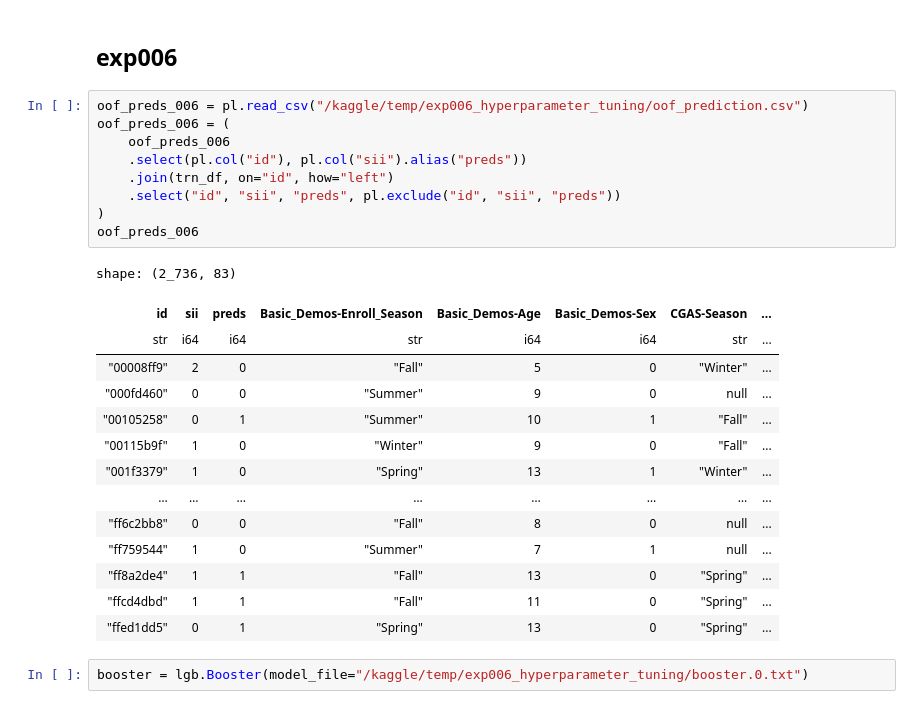
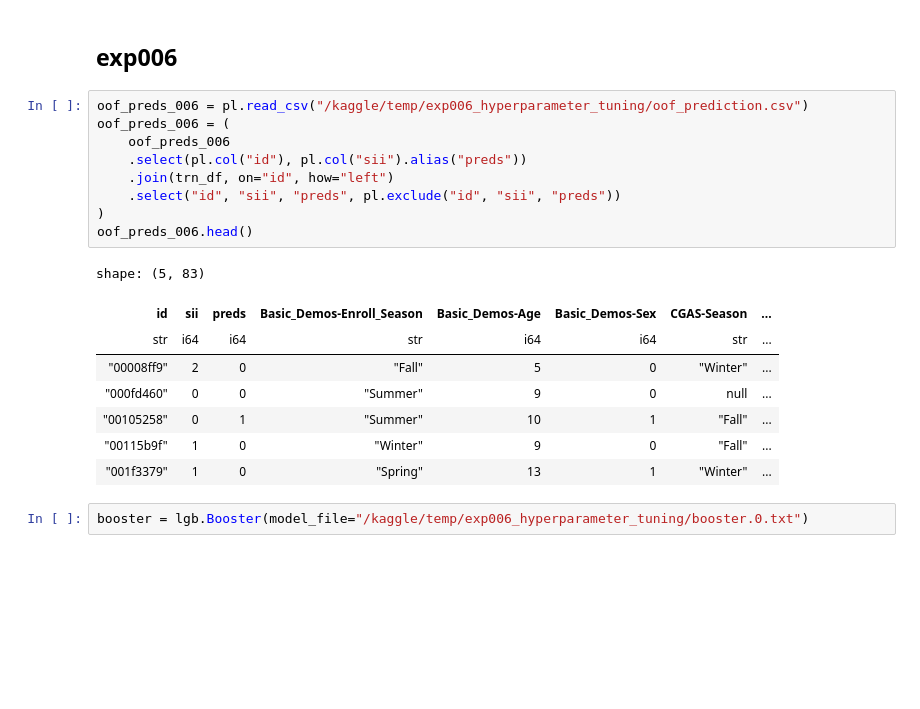
Before and after one commit to maekou-AI/cmi_piu, a Jupyter notebook: notebook/model_evaluation.ipynb, the cells around one changed output. Drawn from its saved outputs; the diff is of its cells as text; blank space fills up the shorter version.

```diff
--- a/notebook/model_evaluation.ipynb
+++ b/notebook/model_evaluation.ipynb
@@ -105,27 +105,21 @@ plt.show()
 # %%
 oof_preds_006 = pl.read_csv("/kaggle/temp/exp006_hyperparameter_tuning/oof_prediction.csv")
 oof_preds_006 = (
     oof_preds_006
     .select(pl.col("id"), pl.col("sii").alias("preds"))
     .join(trn_df, on="id", how="left")
     .select("id", "sii", "preds", pl.exclude("id", "sii", "preds"))
 )
-oof_preds_006
+oof_preds_006.head()
 # %% [output]
-shape: (2_736, 83)
+shape: (5, 83)
 | id | sii | preds | Basic_Demos-Enroll_Season | Basic_Demos-Age | Basic_Demos-Sex | CGAS-Season | ... |
 | str | i64 | i64 | str | i64 | i64 | str | ... |
 | "00008ff9" | 2 | 0 | "Fall" | 5 | 0 | "Winter" | ... |
 | "000fd460" | 0 | 0 | "Summer" | 9 | 0 | null | ... |
 | "00105258" | 0 | 1 | "Summer" | 10 | 1 | "Fall" | ... |
 | "00115b9f" | 1 | 0 | "Winter" | 9 | 0 | "Fall" | ... |
 | "001f3379" | 1 | 0 | "Spring" | 13 | 1 | "Winter" | ... |
-| … | … | … | … | … | … | … | ... |
-| "ff6c2bb8" | 0 | 0 | "Fall" | 8 | 0 | null | ... |
-| "ff759544" | 1 | 0 | "Summer" | 7 | 1 | null | ... |
-| "ff8a2de4" | 1 | 1 | "Fall" | 13 | 0 | "Spring" | ... |
-| "ffcd4dbd" | 1 | 1 | "Fall" | 11 | 0 | "Spring" | ... |
-| "ffed1dd5" | 0 | 1 | "Spring" | 13 | 0 | "Spring" | ... |
 # %%
 booster = lgb.Booster(model_file="/kaggle/temp/exp006_hyperparameter_tuning/booster.0.txt")
 # %% [markdown]
```
Also changed, not shown: parts of 14 cells of this notebook, 2 other files.
